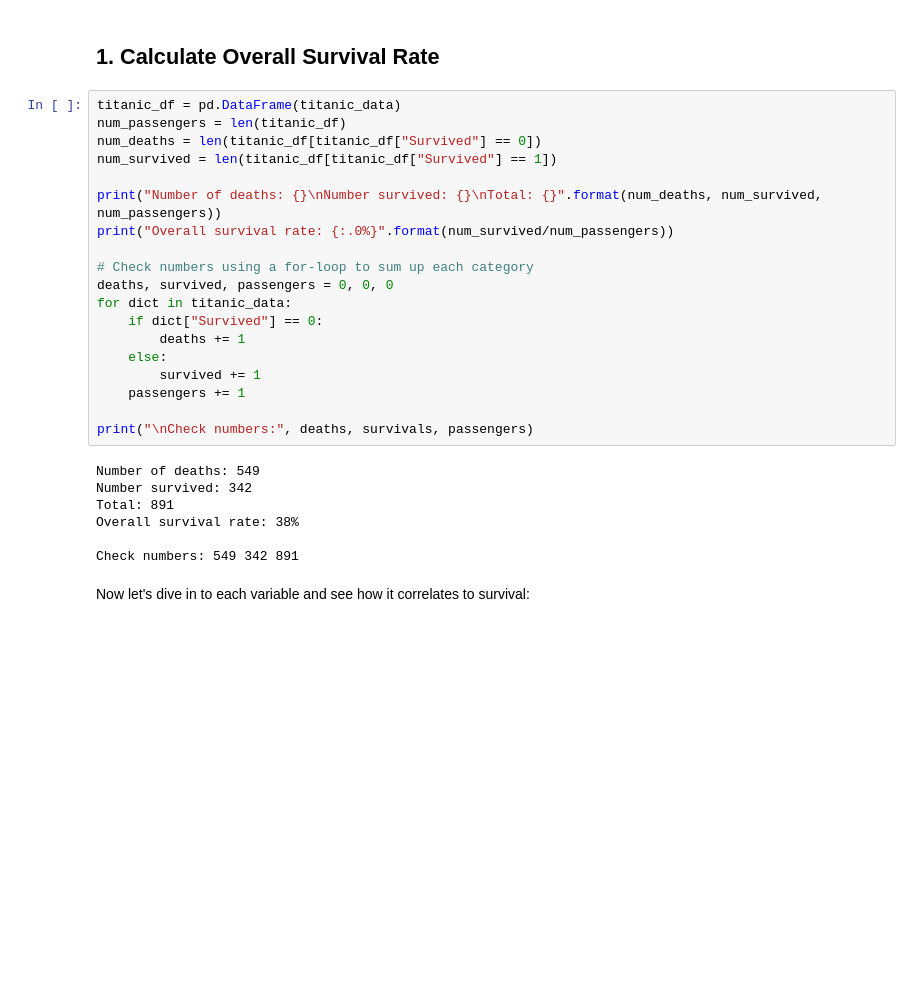
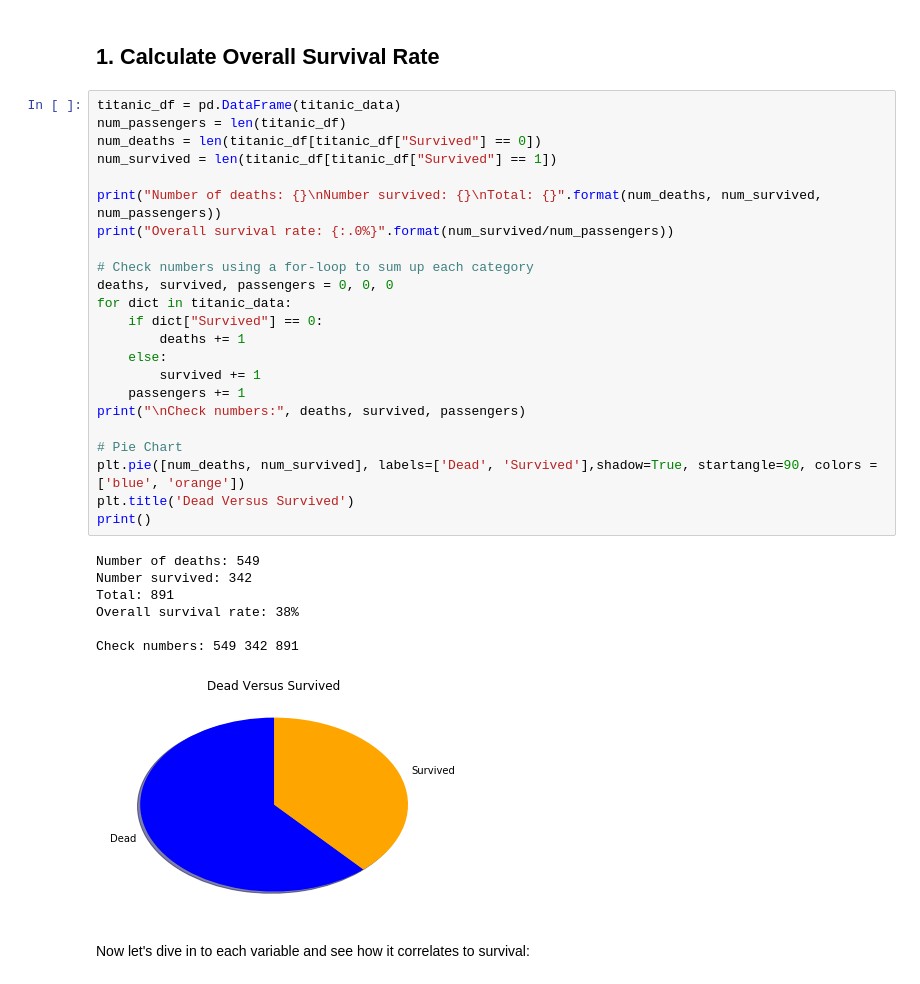
Before and after one commit to minnawoo/Titanic-Data-Analysis-Project, a Jupyter notebook: Data Analysis Project.ipynb, the cells around one changed output. Drawn from its saved outputs; the diff is of its cells as text; blank space fills up the shorter version.

```diff
--- a/Data Analysis Project.ipynb
+++ b/Data Analysis Project.ipynb
@@ -79,29 +75,34 @@ import seaborn as sb
 # %%
 titanic_df = pd.DataFrame(titanic_data)
 num_passengers = len(titanic_df)
 num_deaths = len(titanic_df[titanic_df["Survived"] == 0])
 num_survived = len(titanic_df[titanic_df["Survived"] == 1])
 
 print("Number of deaths: {}\nNumber survived: {}\nTotal: {}".format(num_deaths, num_survived, num_passengers))
 print("Overall survival rate: {:.0%}".format(num_survived/num_passengers))
 
 # Check numbers using a for-loop to sum up each category
 deaths, survived, passengers = 0, 0, 0
 for dict in titanic_data:
     if dict["Survived"] == 0:
         deaths += 1
     else:
         survived += 1
     passengers += 1
+print("\nCheck numbers:", deaths, survived, passengers)
 
-print("\nCheck numbers:", deaths, survivals, passengers)
+# Pie Chart
+plt.pie([num_deaths, num_survived], labels=['Dead', 'Survived'],shadow=True, startangle=90, colors = ['blue', 'orange'])
+plt.title('Dead Versus Survived')
+print()
 # %% [output]
 Number of deaths: 549
 Number survived: 342
 Total: 891
 Overall survival rate: 38%
 
 Check numbers: 549 342 891
+[figure, added]
 # %% [markdown]
 Now let's dive in to each variable and see how it correlates to survival:
 # %% [markdown]
```
Also changed, not shown: parts of 22 cells of this notebook.
